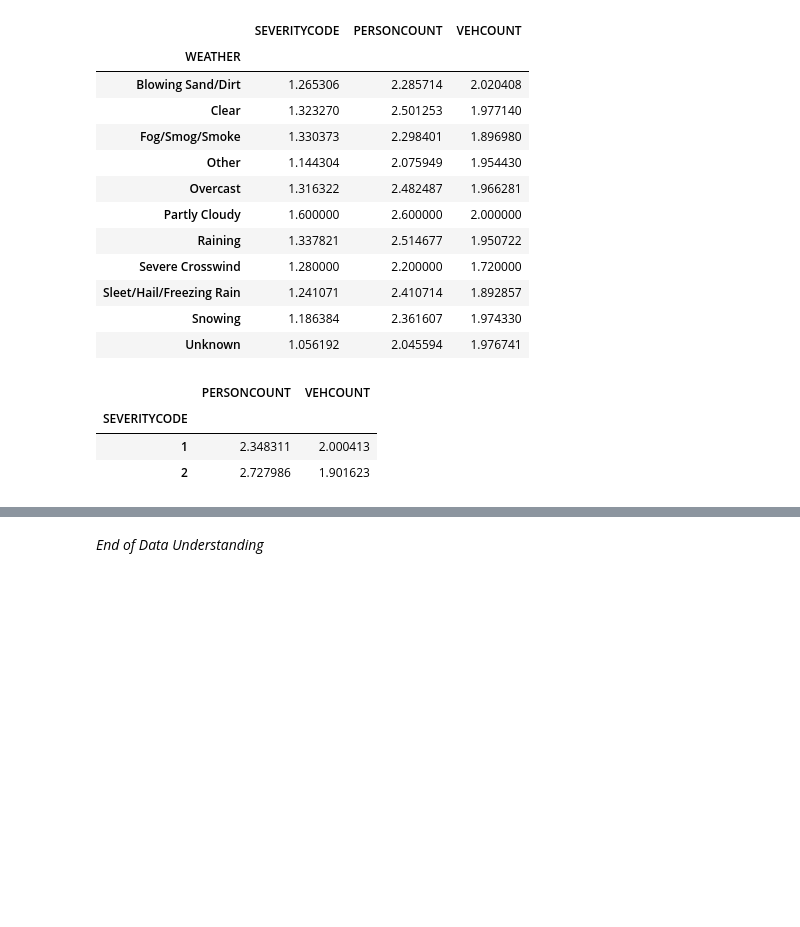
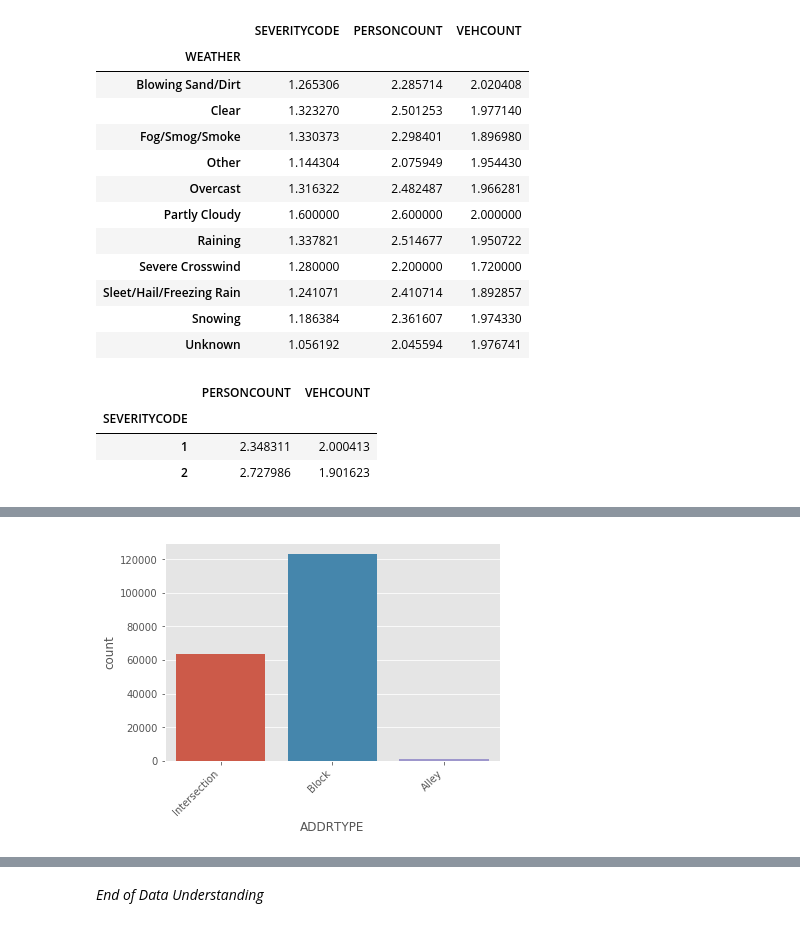
Before and after one commit to EdwardBGJung/Coursera_Capstone, a Jupyter notebook: Coursera_capstone_background_problem (DTmodel).ipynb, the cells around one changed output, grey strips where cells are left out. Saved outputs shown, nothing was run; the diff lists cells and outputs as text; code cells hidden in the pictures; blank space fills up the shorter version.

```diff
--- a/Coursera_capstone_background_problem (DTmodel).ipynb
+++ b/Coursera_capstone_background_problem (DTmodel).ipynb
@@ -289,0 +298,7 @@ df_Others  # person is impacted to severity code.
+# %%
+ax = sns.countplot(df['ADDRTYPE'])
+ax.set_xticklabels(ax.get_xticklabels(), rotation=45,
+                   horizontalalignment='right')
+plt.show()
+# %% [output]
+[figure, added]
```
Also changed, not shown: parts of 13 cells of this notebook.
